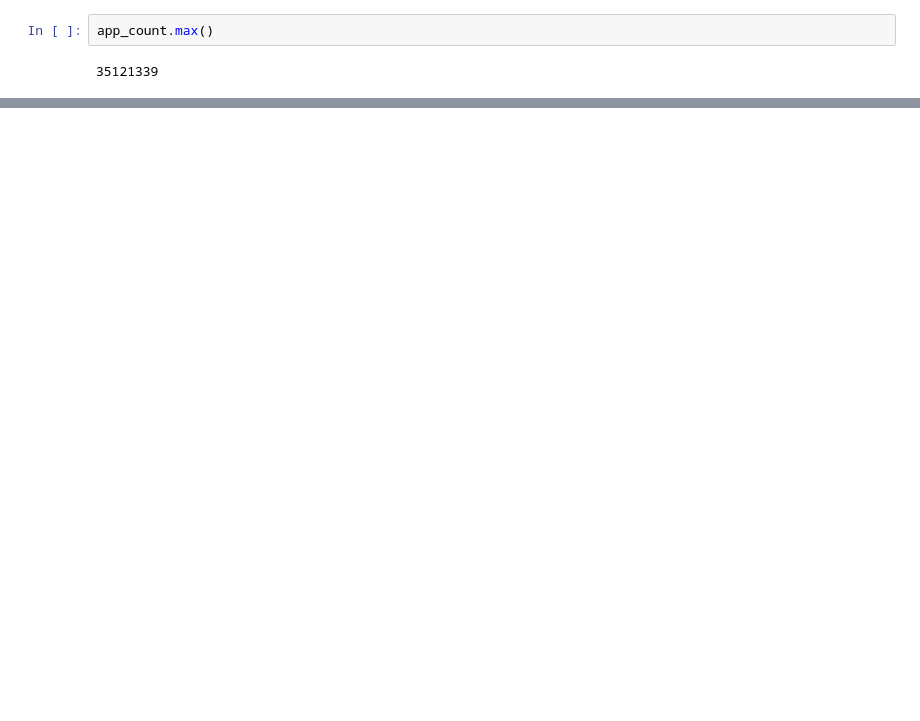
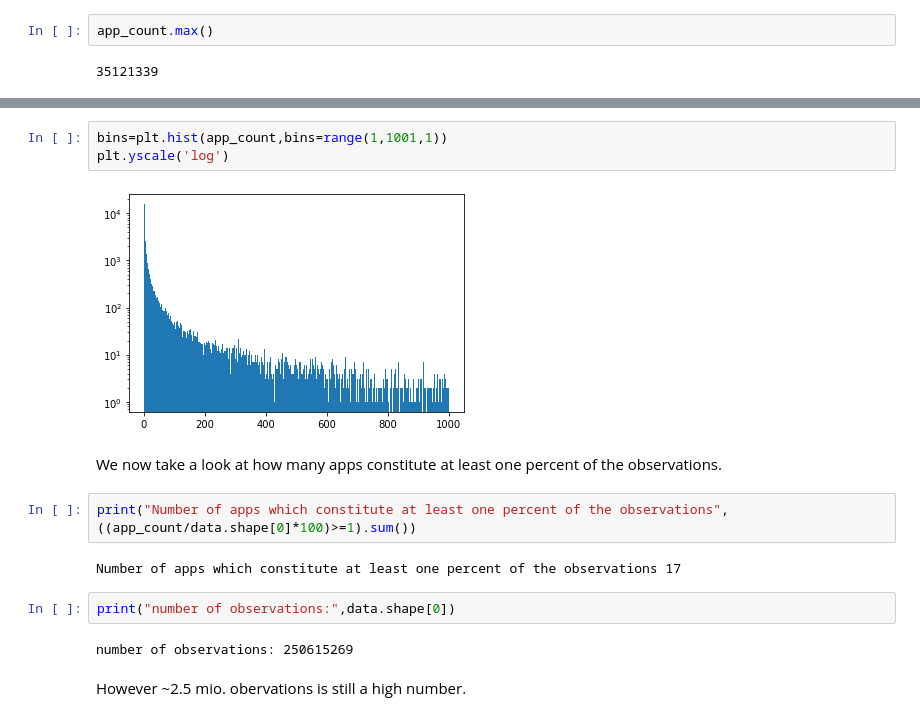
Before and after one commit to ClaraAndersen/motifs_and_competition_in_app_usage, a Jupyter notebook: remove_infrequent_apps.ipynb, the cells around one changed output, grey strips where cells are left out. Cells and saved outputs as stored; diff of their text form; blank space fills up the shorter version.

```diff
--- a/remove_infrequent_apps.ipynb
+++ b/remove_infrequent_apps.ipynb
@@ -85,0 +99,17 @@ app_count.max()
+# %%
+bins=plt.hist(app_count,bins=range(1,1001,1))
+plt.yscale('log')
+# %% [output]
+[figure, added]
+# %% [markdown]
+We now take a look at how many apps constitute at least one percent of the observations.
+# %%
+print("Number of apps which constitute at least one percent of the observations",((app_count/data.shape[0]*100)>=1).sum())
+# %% [output]
+Number of apps which constitute at least one percent of the observations 17
+# %%
+print("number of observations:",data.shape[0])
+# %% [output]
+number of observations: 250615269
+# %% [markdown]
+However ~2.5 mio. obervations is still a high number.
```
Also changed, not shown: parts of 40 cells of this notebook.
